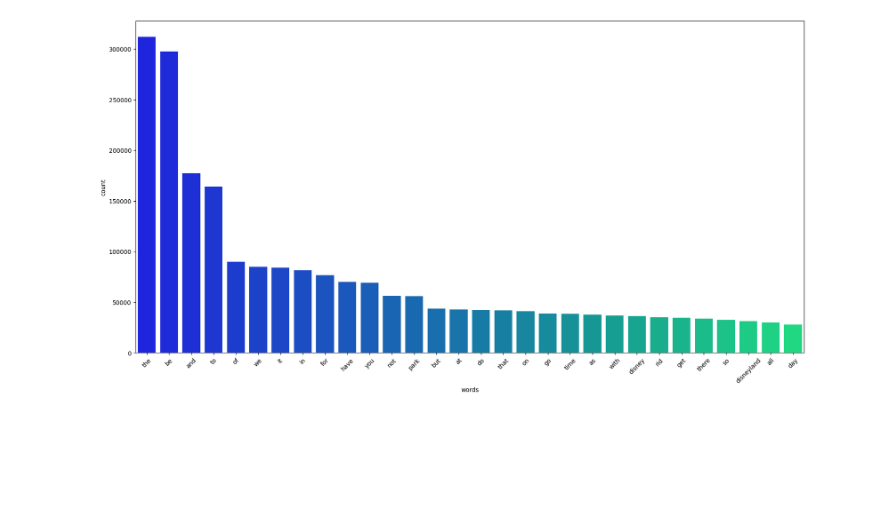
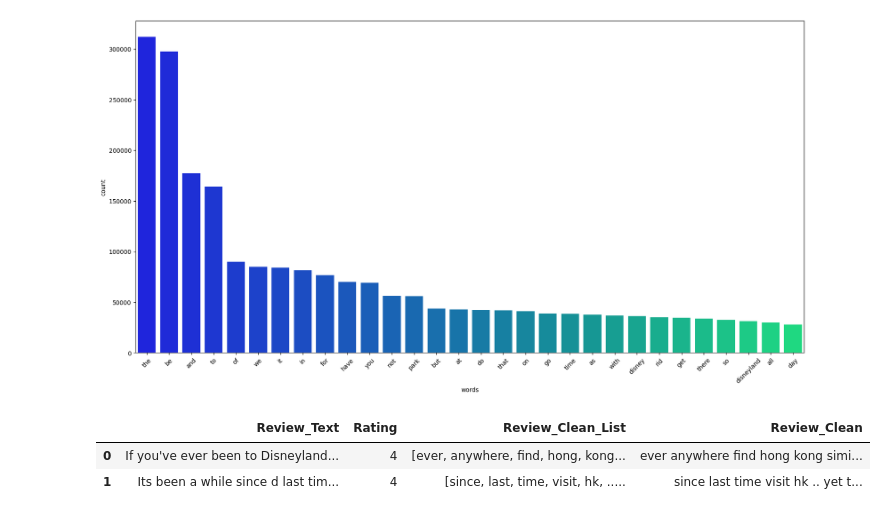
Before and after one commit to angelaaaateng/ftw_python, a Jupyter notebook: NLP_Basics_B8.ipynb, the cells around one changed output. Drawn from its saved outputs; the diff is of its cells as text; code cells hidden in the pictures; blank space fills up the shorter version.

```diff
--- a/NLP_Basics_B8.ipynb
+++ b/NLP_Basics_B8.ipynb
@@ -490,4 +519,10 @@ stopwords_list.extend(['park', 'disney', 'disneyland'])
 reviews['Review_Clean_List'] = [[word for word in line if word not in stopwords_list] for line in reviews['Review_Clean_List']]
 # %%
 reviews['Review_Clean'] = list(map(to_string, reviews['Review_Clean_List']))
+# %%
+reviews.head(2)
+# %% [output]
+|  | Review_Text | Rating | Review_Clean_List | Review_Clean |
+| 0 | If you've ever been to Disneyland... | 4 | [ever, anywhere, find, hong, kong... | ever anywhere find hong kong simi... |
+| 1 | Its been a while since d last tim... | 4 | [since, last, time, visit, hk, ..... | since last time visit hk .. yet t... |
 # %%
```
Also changed, not shown: parts of 6 cells of this notebook.
